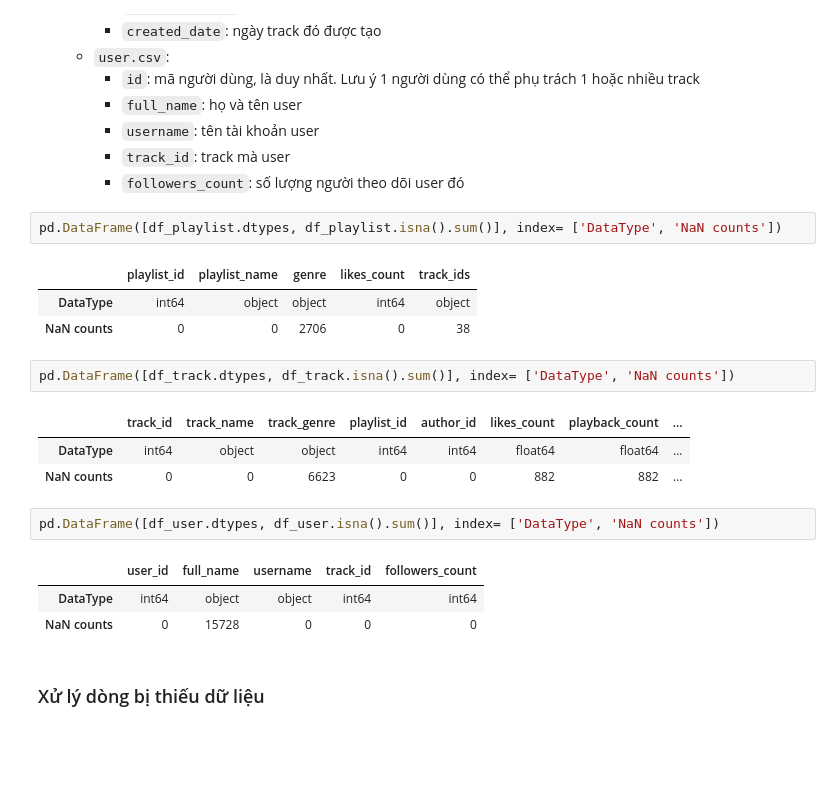
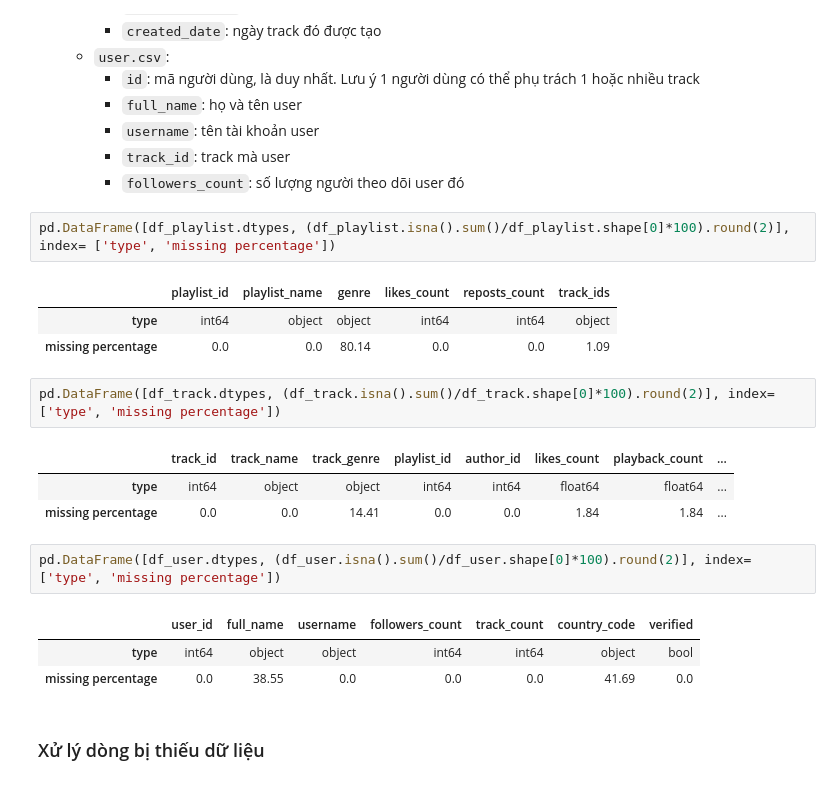
Before and after one commit to LeKiet258/DS-Project02-SoundCloud-Exploratory, a Jupyter notebook: Project_02.ipynb, the cells around one changed output. Saved outputs shown, nothing was run; the diff lists cells and outputs as text; blank space fills up the shorter version.

```diff
--- a/Project_02.ipynb
+++ b/Project_02.ipynb
@@ -55,23 +56,23 @@ df_playlist.duplicated().sum(), df_track.duplicated().sum(), df_user.duplicated(
         - `track_id`: track mà user
         - `followers_count`: số lượng người theo dõi user đó
 # %%
-pd.DataFrame([df_playlist.dtypes, df_playlist.isna().sum()], index= ['DataType', 'NaN counts'])
+pd.DataFrame([df_playlist.dtypes, (df_playlist.isna().sum()/df_playlist.shape[0]*100).round(2)], index= ['type', 'missing percentage'])
 # %% [output]
-|  | playlist_id | playlist_name | genre | likes_count | track_ids |
-| DataType | int64 | object | object | int64 | object |
-| NaN counts | 0 | 0 | 2706 | 0 | 38 |
+|  | playlist_id | playlist_name | genre | likes_count | reposts_count | track_ids |
+| type | int64 | object | object | int64 | int64 | object |
+| missing percentage | 0.0 | 0.0 | 80.14 | 0.0 | 0.0 | 1.09 |
 # %%
-pd.DataFrame([df_track.dtypes, df_track.isna().sum()], index= ['DataType', 'NaN counts'])
+pd.DataFrame([df_track.dtypes, (df_track.isna().sum()/df_track.shape[0]*100).round(2)], index= ['type', 'missing percentage'])
 # %% [output]
 |  | track_id | track_name | track_genre | playlist_id | author_id | likes_count | playback_count | ... |
-| DataType | int64 | object | object | int64 | int64 | float64 | float64 | ... |
-| NaN counts | 0 | 0 | 6623 | 0 | 0 | 882 | 882 | ... |
+| type | int64 | object | object | int64 | int64 | float64 | float64 | ... |
+| missing percentage | 0.0 | 0.0 | 14.41 | 0.0 | 0.0 | 1.84 | 1.84 | ... |
 # %%
-pd.DataFrame([df_user.dtypes, df_user.isna().sum()], index= ['DataType', 'NaN counts'])
+pd.DataFrame([df_user.dtypes, (df_user.isna().sum()/df_user.shape[0]*100).round(2)], index= ['type', 'missing percentage'])
 # %% [output]
-|  | user_id | full_name | username | track_id | followers_count |
-| DataType | int64 | object | object | int64 | int64 |
-| NaN counts | 0 | 15728 | 0 | 0 | 0 |
+|  | user_id | full_name | username | followers_count | track_count | country_code | verified |
+| type | int64 | object | object | int64 | int64 | object | bool |
+| missing percentage | 0.0 | 38.55 | 0.0 | 0.0 | 0.0 | 41.69 | 0.0 |
 # %% [markdown]
 ### Xử lý dòng bị thiếu dữ liệu
 # %% [markdown]
```
Also changed, not shown: parts of 30 cells of this notebook.
